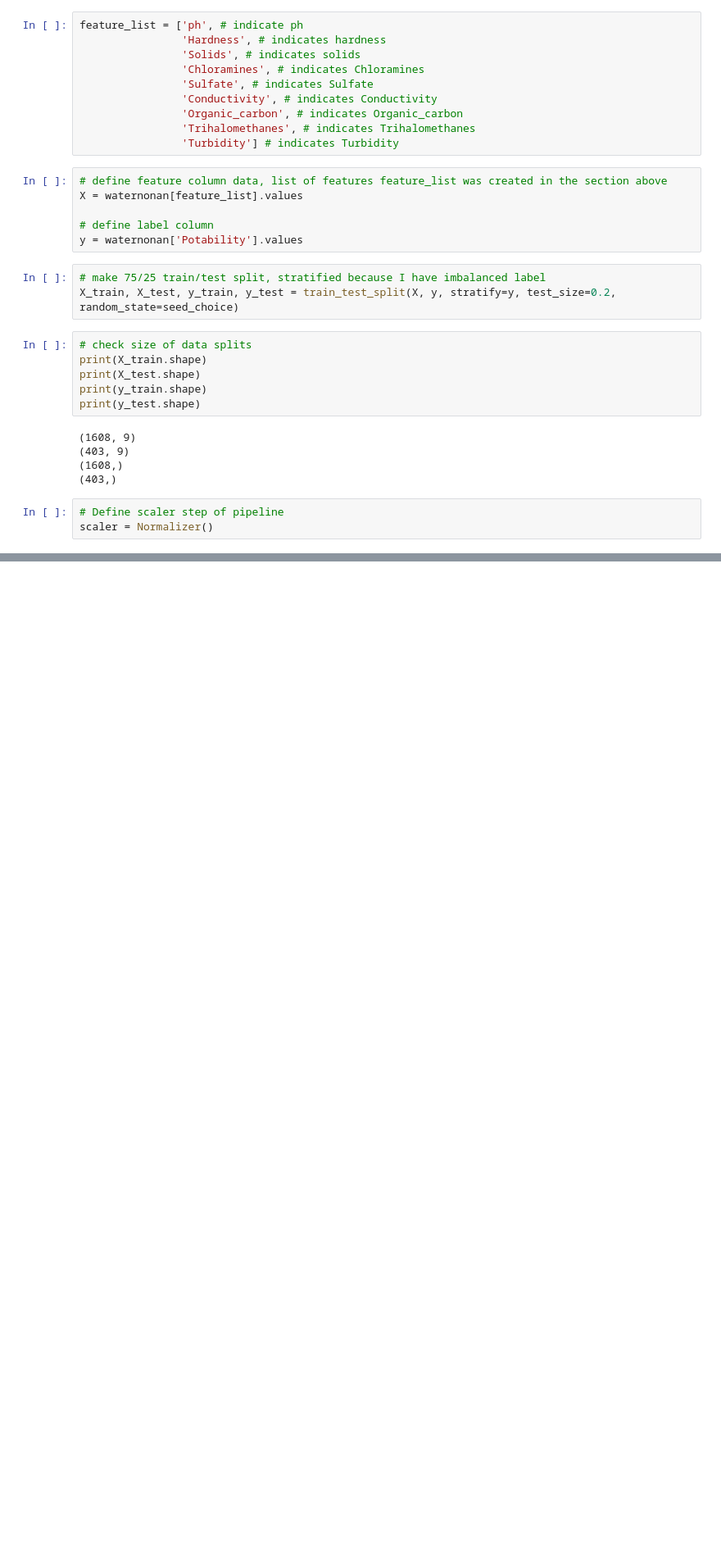
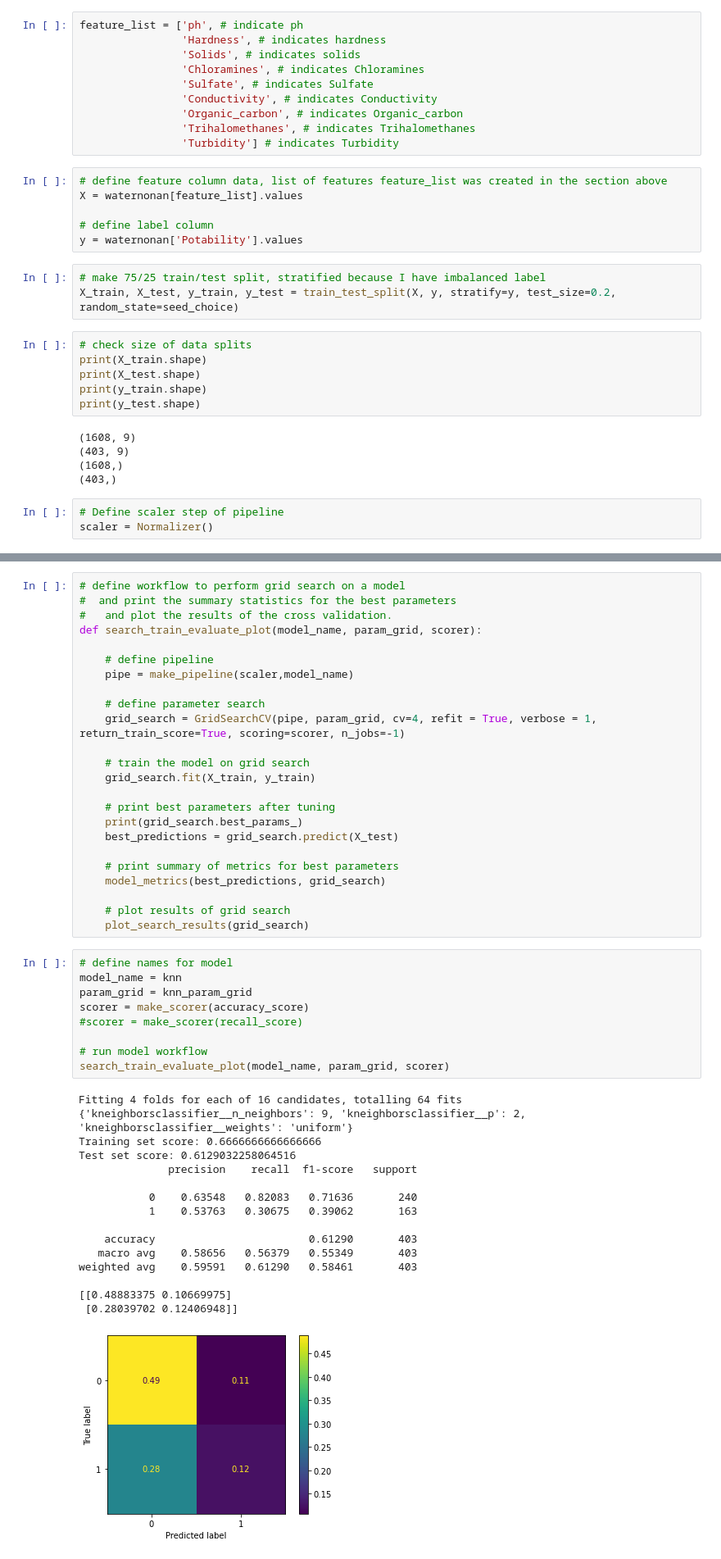
Before and after one commit to lachlanpotter/Water-Potability, a Jupyter notebook: Cleaning data.ipynb, the cells around one changed output, grey strips where cells are left out. Shown at 82% size. Cells and saved outputs as stored; diff of their text form; blank space fills up the shorter version.

```diff
--- a/Cleaning data.ipynb
+++ b/Cleaning data.ipynb
@@ -336,0 +445,50 @@ weighted avg    0.35466   0.59553   0.44457       403
+# %%
+# define workflow to perform grid search on a model
+#  and print the summary statistics for the best parameters
+#   and plot the results of the cross validation.
+def search_train_evaluate_plot(model_name, param_grid, scorer):
+
+    # define pipeline
+    pipe = make_pipeline(scaler,model_name)
+
+    # define parameter search
+    grid_search = GridSearchCV(pipe, param_grid, cv=4, refit = True, verbose = 1, return_train_score=True, scoring=scorer, n_jobs=-1)
+
+    # train the model on grid search
+    grid_search.fit(X_train, y_train)
+
+    # print best parameters after tuning
+    print(grid_search.best_params_)
+    best_predictions = grid_search.predict(X_test)
+
+    # print summary of metrics for best parameters
+    model_metrics(best_predictions, grid_search)
+
+    # plot results of grid search
+    plot_search_results(grid_search)
+# %%
+# define names for model
+model_name = knn
+param_grid = knn_param_grid
+scorer = make_scorer(accuracy_score)
+#scorer = make_scorer(recall_score)
+
+# run model workflow
+search_train_evaluate_plot(model_name, param_grid, scorer)
+# %% [output]
+Fitting 4 folds for each of 16 candidates, totalling 64 fits
+{'kneighborsclassifier__n_neighbors': 9, 'kneighborsclassifier__p': 2, 'kneighborsclassifier__weights': 'uniform'}
+Training set score: 0.6666666666666666
+Test set score: 0.6129032258064516
+              precision    recall  f1-score   support
+
+           0    0.63548   0.82083   0.71636       240
+           1    0.53763   0.30675   0.39062       163
+
+    accuracy                        0.61290       403
+   macro avg    0.58656   0.56379   0.55349       403
+weighted avg    0.59591   0.61290   0.58461       403
+
+[[0.48883375 0.10669975]
+ [0.28039702 0.12406948]]
+[figure, added]
```
Also changed, not shown: parts of 19 cells of this notebook, 2 other files.
